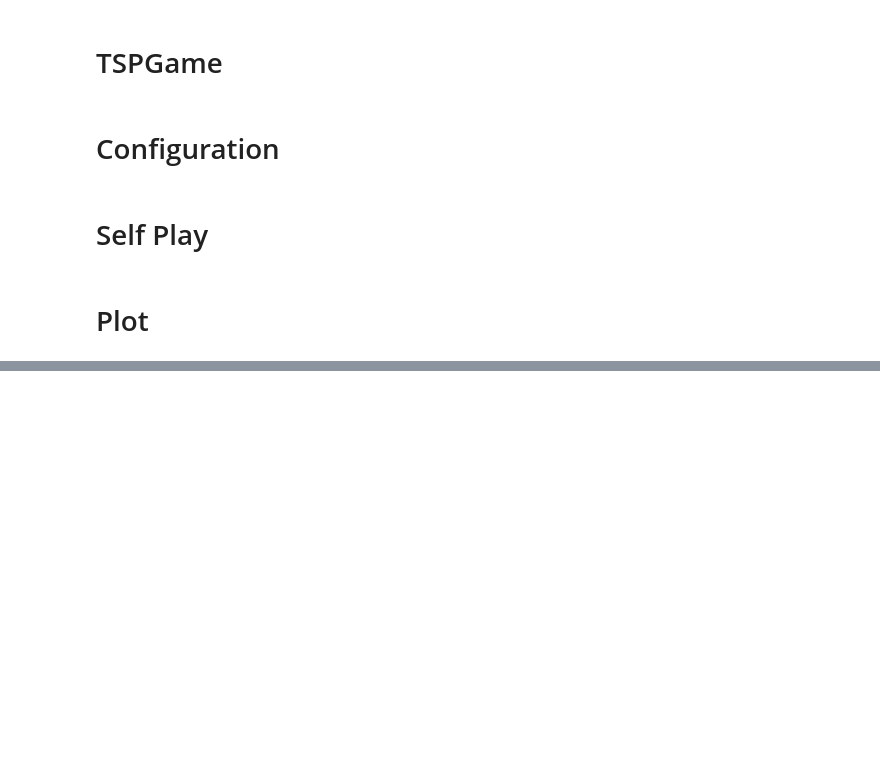
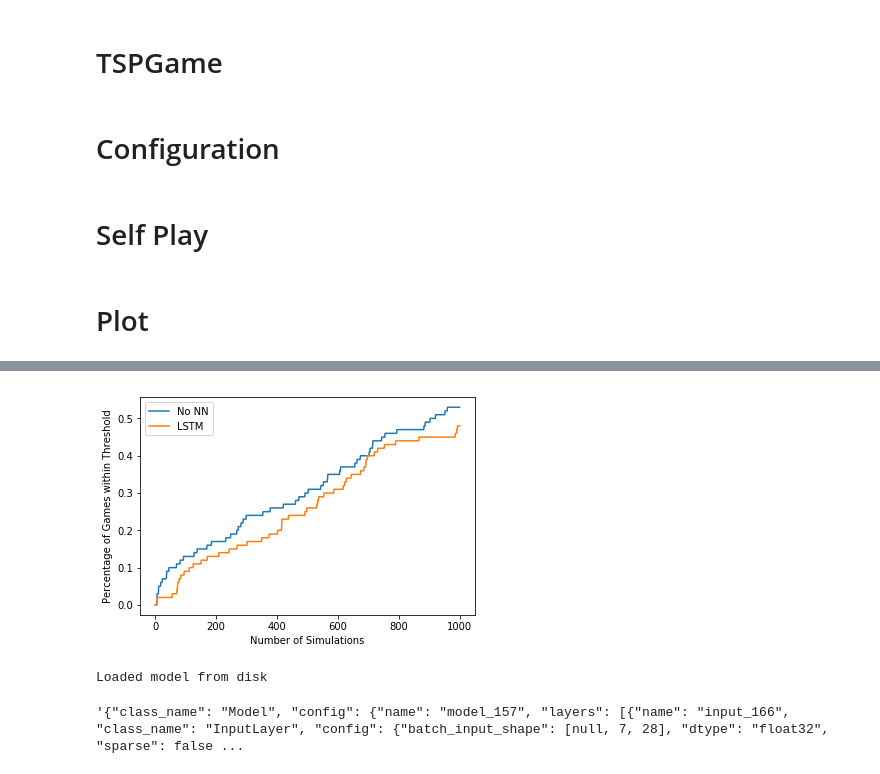
Before and after one commit to tzilkha/AlphaNP, a Jupyter notebook: Experiments.ipynb, the cells around one changed output, grey strips where cells are left out. Cells and saved outputs as stored; diff of their text form; code cells hidden in the pictures; blank space fills up the shorter version.

```diff
--- a/Experiments.ipynb
+++ b/Experiments.ipynb
@@ -590,4 +602,24 @@ class RecurrentNN():
         graph_data = np.array(([np.array(graph).reshape(self.num_node*2)]*len(board_list))).reshape(len(board_list), self.num_node*2)
         input = np.stack((np.array(graph_data), np.array(input)), axis=1).reshape(1,self.num_node,self.num_node*4)
         return(input)
+
+    def save_model(self, filename):
+        model_json = self.model.to_json()
+        with open('saved_models/' + filename + ".json", "w") as json_file:
+            json_file.write(model_json)
+
+        # serialize weights to HDF5
+        self.model.save_weights('saved_models/' + filename + ".h5")
+        print("Saved model to disk")
+
+    def load_model(self, filename):
+        # load json and create model
+        json_file = open('saved_models/' + filename + '.json', 'r')
+        loaded_model_json = json_file.read()
+        json_file.close()
+        self.model = model_from_json(loaded_model_json)
+
+        # load weights into new model
+        self.model.load_weights('saved_models/' + filename + ".h5")
+        print("Loaded model from disk")
 # %%
@@ -618,12 +651,12 @@ def create_training_set(args, n_games = 100):
     for i in range(n_games):
         t = TSPGame(args)
         train_v, train_pi = t.create_sample()
-        for i in range(1,len(train_v)+1):
+        for i in range(1,len(train_v)):
             boards = [j[0] for j in train_v[:i]]
             graph = t.graph
             data_set+=[(boards, graph, train_pi[i-1][1], train_v[i-1][1])]
     return data_set
 
-dataset = create_training_set(args, 3000)
+dataset = create_training_set(args, 1000)
 # %%
 rnn = RecurrentNN(args)
@@ -634,0 +737,11 @@ KeyboardInterrupt:
+# %%
+%%time
+
+args['numMCTSSims']=1000
+
+game_list = [TSPGame(args) for i in range(100)]
+
+nets = {"No NN": None,
+          "LSTM": rnn}
+
+res = create_comparison(game_list, nets, args)
@@ -634,0 +752,4 @@ KeyboardInterrupt:
+# %%
+plot_comparison(res)
+# %% [output]
+[figure, added]
@@ -634,0 +758,4 @@ KeyboardInterrupt:
+# %%
+rnn.load_model('model')
+# %% [output]
+Loaded model from disk
@@ -634,0 +784,4 @@ KeyboardInterrupt:
+# %%
+rnn.model.to_json()
+# %% [output]
+'{"class_name": "Model", "config": {"name": "model_157", "layers": [{"name": "input_166", "class_name": "InputLayer", "config": {"batch_input_shape": [null, 7, 28], "dtype": "float32", "sparse": false ...
```
Also changed, not shown: parts of 12 cells of this notebook, 10 other files.
